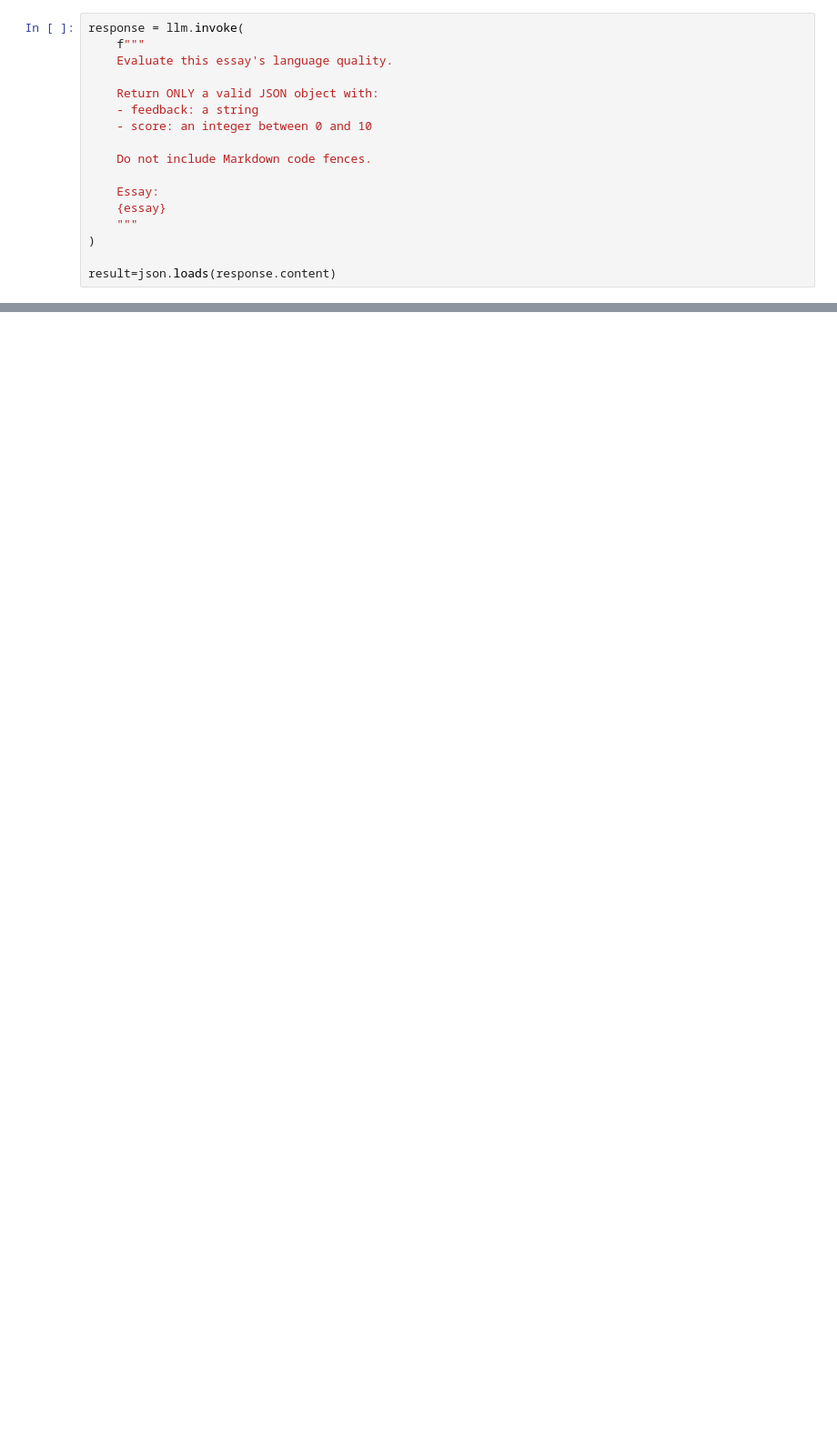
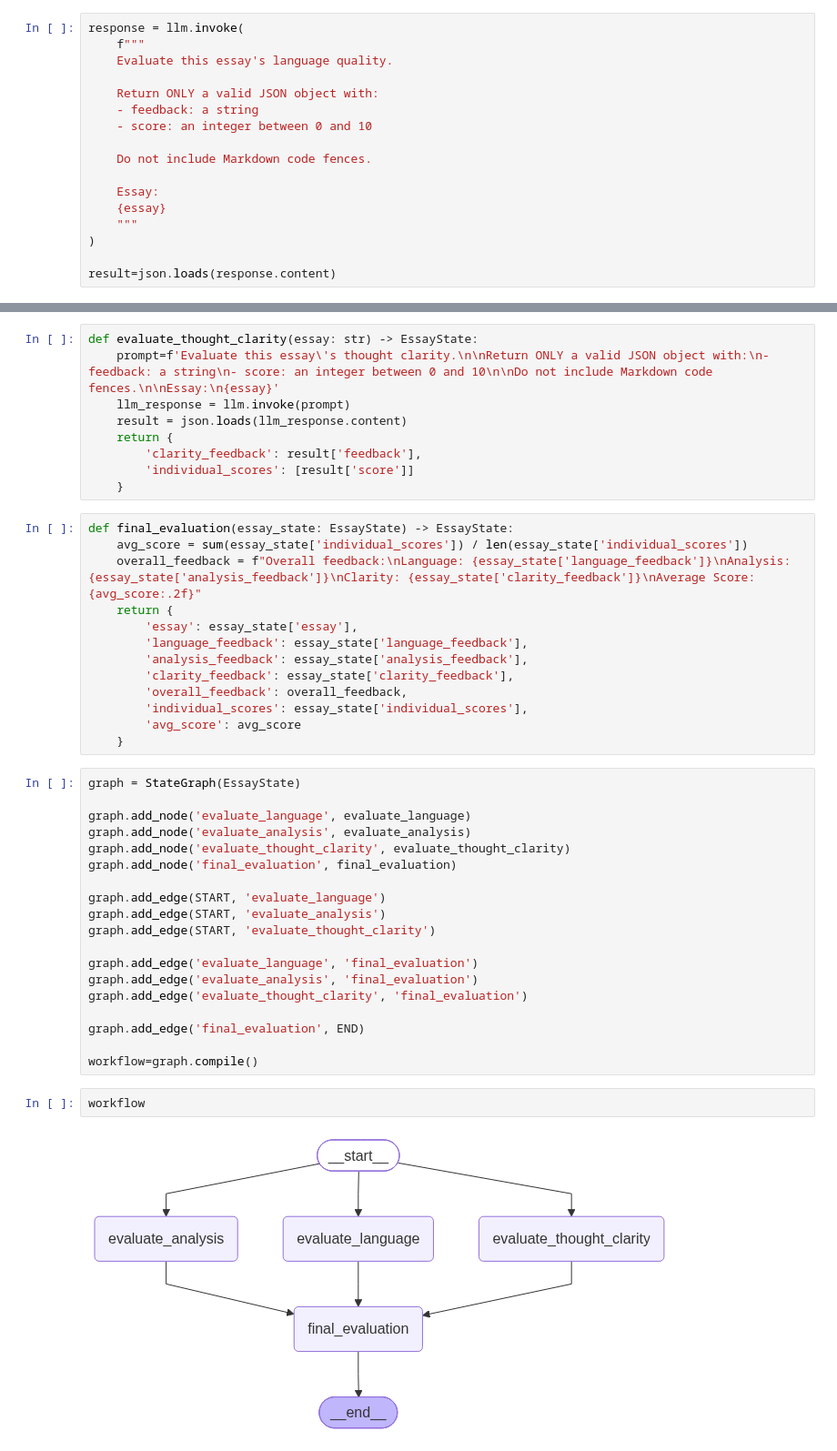
Before and after one commit to saurabhNibble/parallel-workflow, a Jupyter notebook: essay-parallel-workflow.ipynb, the cells around one changed output, grey strips where cells are left out. Shown at 91% size. Drawn from its saved outputs; the diff is of its cells as text; blank space fills up the shorter version.

Commit message:
completed the workflow

```diff
--- a/essay-parallel-workflow.ipynb
+++ b/essay-parallel-workflow.ipynb
@@ -84,0 +99,45 @@ NameError: name 'TypedDict' is not defined
+# %%
+def evaluate_thought_clarity(essay: str) -> EssayState:
+    prompt=f'Evaluate this essay\'s thought clarity.\n\nReturn ONLY a valid JSON object with:\n- feedback: a string\n- score: an integer between 0 and 10\n\nDo not include Markdown code fences.\n\nEssay:\n{essay}'
+    llm_response = llm.invoke(prompt)
+    result = json.loads(llm_response.content)
+    return {
+        'clarity_feedback': result['feedback'],
+        'individual_scores': [result['score']]
+    }
+# %%
+def final_evaluation(essay_state: EssayState) -> EssayState:
+    avg_score = sum(essay_state['individual_scores']) / len(essay_state['individual_scores'])
+    overall_feedback = f"Overall feedback:\nLanguage: {essay_state['language_feedback']}\nAnalysis: {essay_state['analysis_feedback']}\nClarity: {essay_state['clarity_feedback']}\nAverage Score: {avg_score:.2f}"
+    return {
+        'essay': essay_state['essay'],
+        'language_feedback': essay_state['language_feedback'],
+        'analysis_feedback': essay_state['analysis_feedback'],
+        'clarity_feedback': essay_state['clarity_feedback'],
+        'overall_feedback': overall_feedback,
+        'individual_scores': essay_state['individual_scores'],
+        'avg_score': avg_score
+    }
+# %%
+graph = StateGraph(EssayState)
+
+graph.add_node('evaluate_language', evaluate_language)
+graph.add_node('evaluate_analysis', evaluate_analysis)
+graph.add_node('evaluate_thought_clarity', evaluate_thought_clarity)
+graph.add_node('final_evaluation', final_evaluation)
+
+graph.add_edge(START, 'evaluate_language')
+graph.add_edge(START, 'evaluate_analysis')
+graph.add_edge(START, 'evaluate_thought_clarity')
+
+graph.add_edge('evaluate_language', 'final_evaluation')
+graph.add_edge('evaluate_analysis', 'final_evaluation')
+graph.add_edge('evaluate_thought_clarity', 'final_evaluation')
+
+graph.add_edge('final_evaluation', END)
+
+workflow=graph.compile()
+# %%
+workflow
+# %% [output]
+[figure, added]
```
Also changed, not shown: parts of 8 cells of this notebook.
